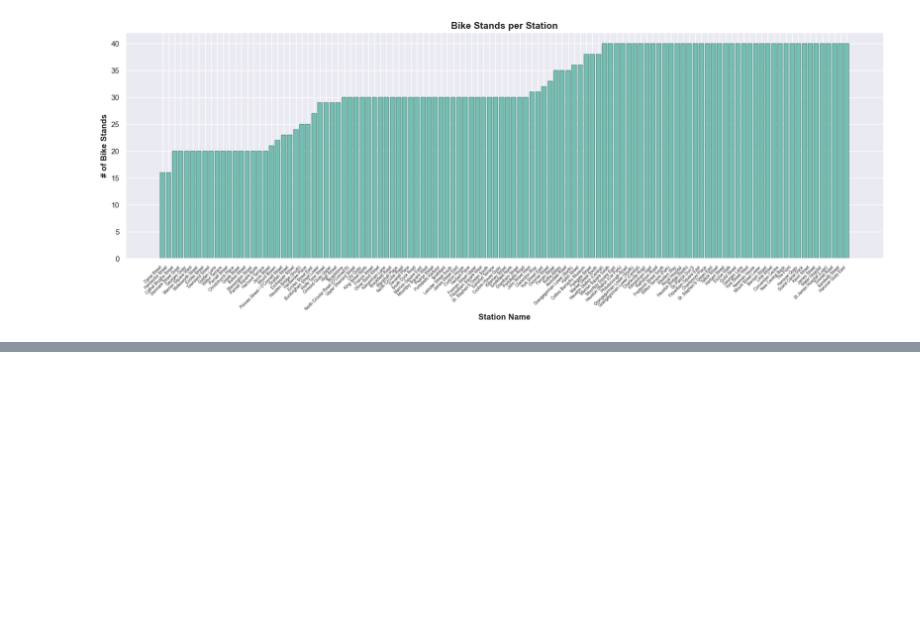
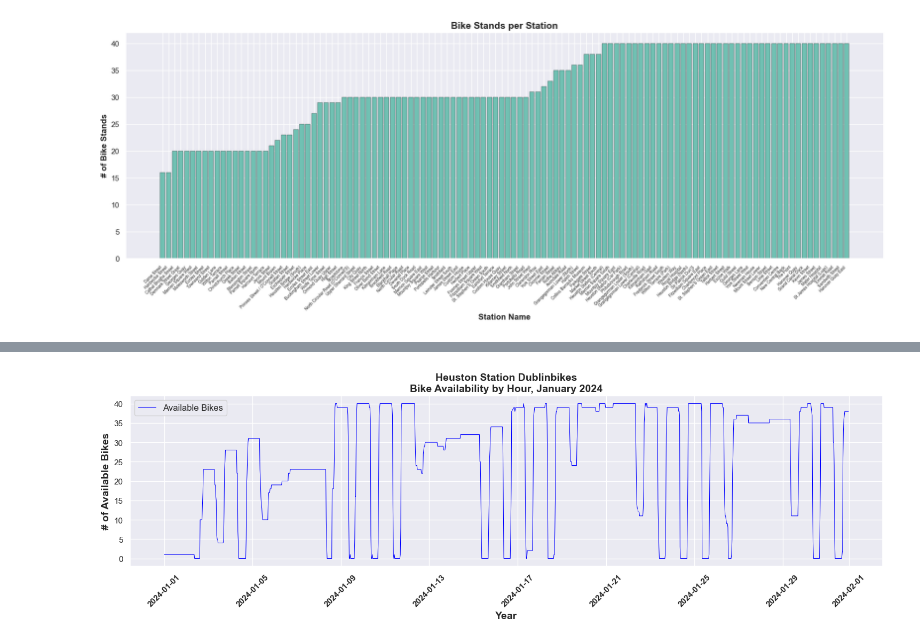
Before and after one commit to JBnkn/4369-programming-for-data-analytics, a Jupyter notebook: Project/Dublinbikes Project.ipynb, the cells around one changed output, grey strips where cells are left out. Drawn from its saved outputs; the diff is of its cells as text; code cells hidden in the pictures; blank space fills up the shorter version.

```diff
--- a/Project/Dublinbikes Project.ipynb
+++ b/Project/Dublinbikes Project.ipynb
@@ -140,0 +140,21 @@ plt.show()
+# %%
+heuston_df = df[df['NAME'] == 'Heuston Station (Central)']
+time = heuston_df['TIME']
+bikes = heuston_df['AVAILABLE_BIKES']
+
+# plot the data
+plt.figure(figsize=(15, 5))
+plt.plot(time, bikes, label='Available Bikes', color='blue', linewidth=0.75)
+
+# customize the plot
+plt.title('Heuston Station Dublinbikes\nBike Availability by Hour, January 2024', fontsize=14, weight='bold')
+plt.xlabel('Year', fontsize=14, weight='bold')
+plt.ylabel('# of Available Bikes', fontsize=14, weight='bold')
+plt.legend(fontsize=12)
+plt.xticks(rotation=45, weight='bold')
+
+# show the plot
+plt.tight_layout()
+plt.show()
+# %% [output]
+[figure, added]
```
Also changed, not shown: parts of 1 cell of this notebook.
